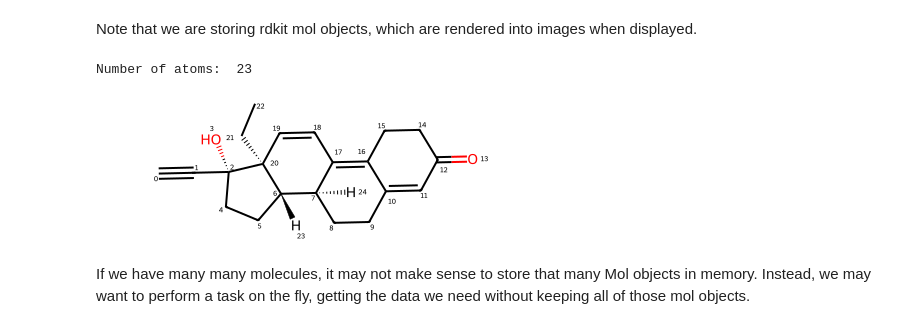
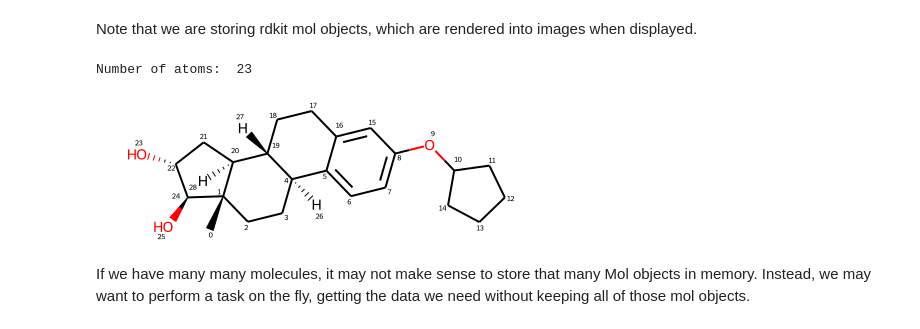
Before and after one commit to Arthurhmy/practical-programming-in-chemistry-exercises, a Jupyter notebook: week_05/05_exercises.ipynb, the cells around one changed output. Cells and saved outputs as stored; diff of their text form; code cells hidden in the pictures.

```diff
--- a/week_05/05_exercises.ipynb
+++ b/week_05/05_exercises.ipynb
@@ -391,3 +434,5 @@ approved_drugs = # Your code here
+# %%
+approved_drugs = drugs[(drugs["Phase"] == 4) & (drugs["Smiles"].notnull())]
 # %% [markdown]
 We're also going to filter for compounds without a "." in the smiles. The "." denotes separate molecules, often salts, and it will be nicer to get rid of them.
 # %%
@@ -448,10 +481,10 @@ approved_drugs.head(2)
 Note that we are storing rdkit mol objects, which are rendered into images when displayed.
 # %%
 print("Number of atoms: ", approved_drugs["My_Mol"].iloc[0].GetNumAtoms())
-approved_drugs["My_Mol"].iloc[0]
+approved_drugs["My_Mol"].iloc[2]
 # %% [output]
 Number of atoms:  23
-[figure, old version]
+[figure, new version]
 # %% [markdown]
 If we have many many molecules, it may not make sense to store that many Mol objects in memory. Instead, we may want to perform a task on the fly, getting the data we need without keeping all of those mol objects.
 # %%
```
Also changed, not shown: parts of 45 cells of this notebook, 1 other file.
